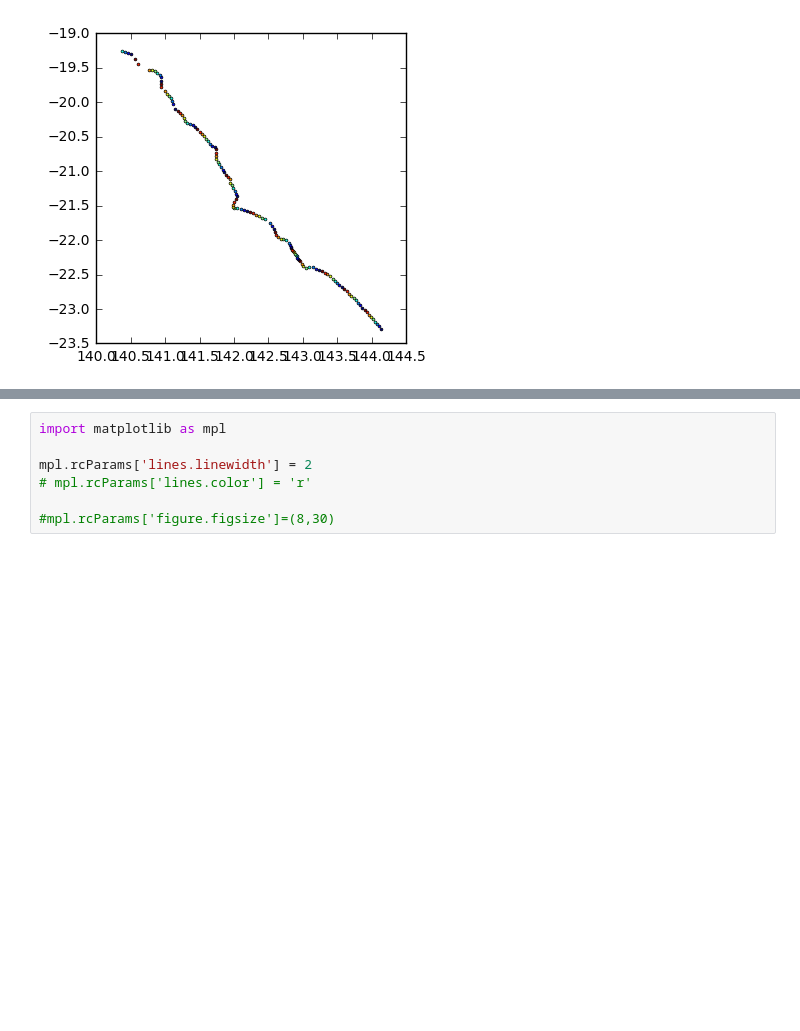
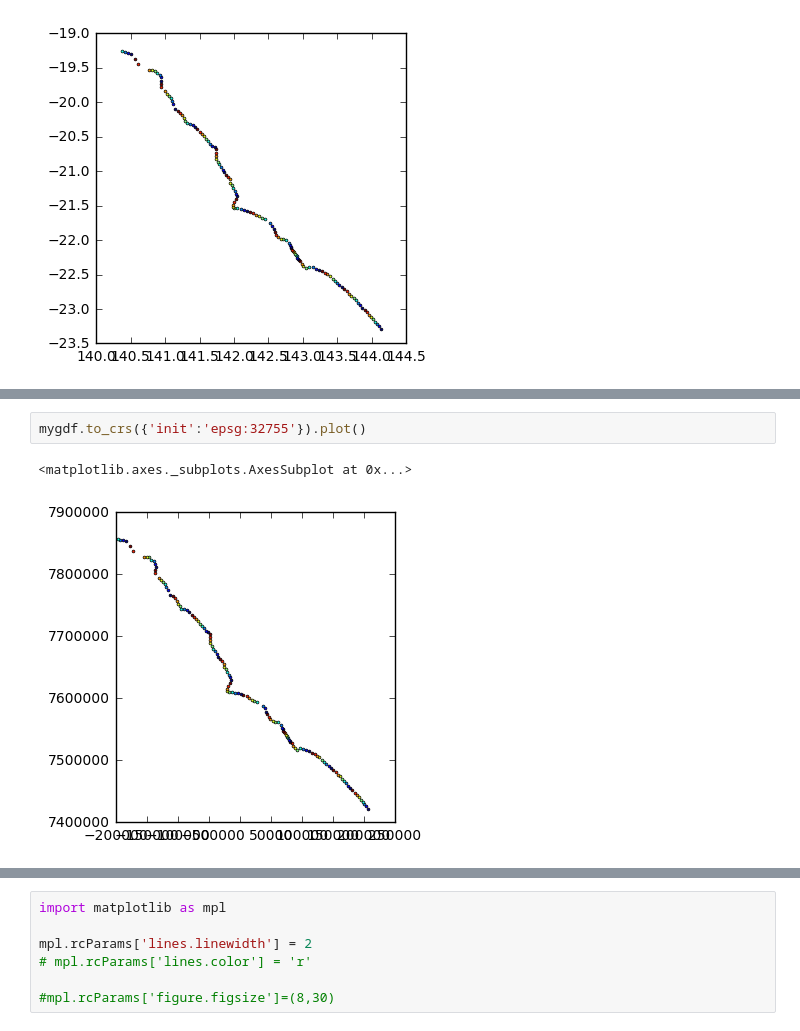
Before and after one commit to MTgeophysics/mtpy, a Jupyter notebook: examples/notebooks/geopandas_csv2shp.ipynb, the cells around one changed output, grey strips where cells are left out. Saved outputs shown, nothing was run; the diff lists cells and outputs as text; blank space fills up the shorter version.

```diff
--- a/examples/notebooks/geopandas_csv2shp.ipynb
+++ b/examples/notebooks/geopandas_csv2shp.ipynb
@@ -51,0 +57,5 @@ mygdf.plot()
+# %%
+mygdf.to_crs({'init':'epsg:32755'}).plot()
+# %% [output]
+<matplotlib.axes._subplots.AxesSubplot at 0x...>
+[figure, added]
```
Also changed, not shown: parts of 3 cells of this notebook, 3 other files.
